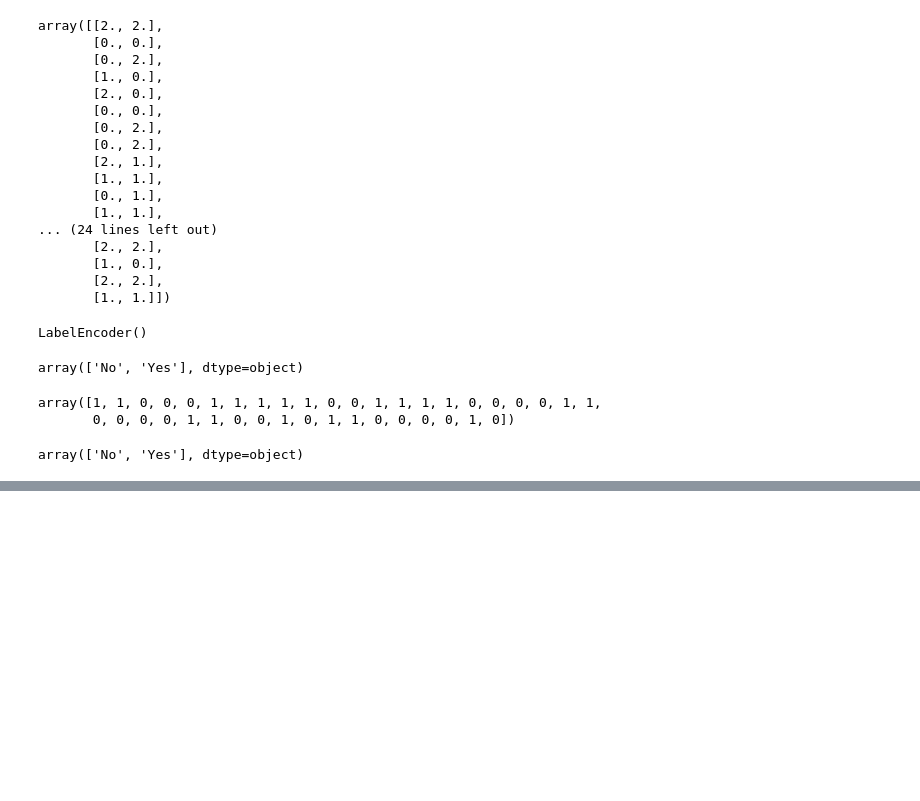
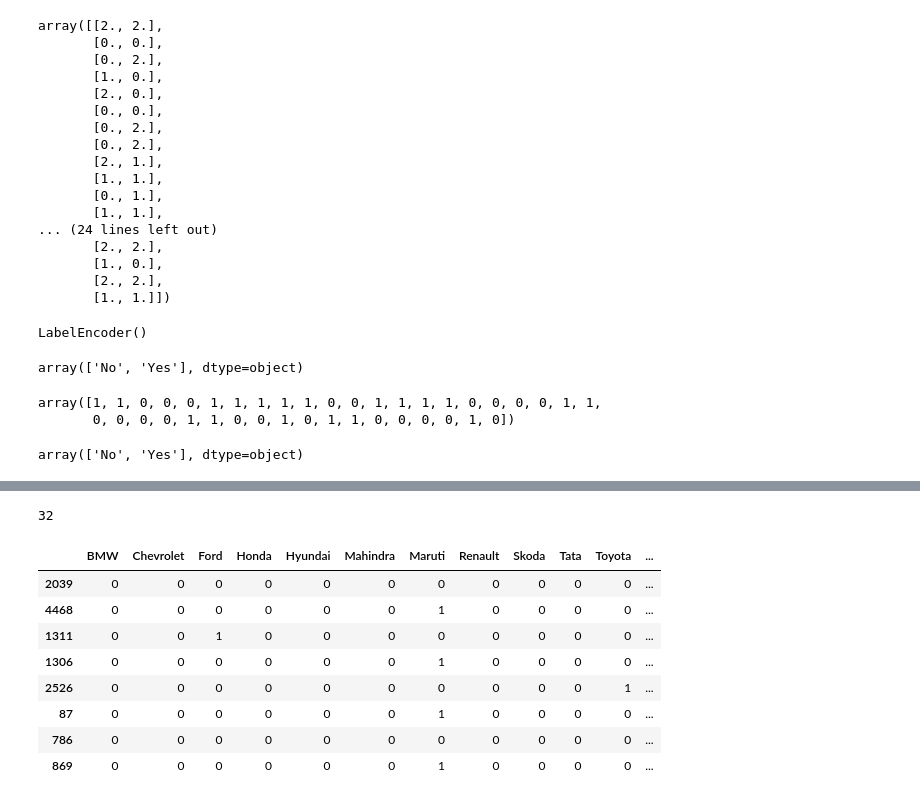
Before and after one commit to Raghavisgeek/100-days-of-ml-campusx, a Jupyter notebook: feature_engineering/feature transformation/encoding_categorical_data.ipynb, the cells around one changed output, grey strips where cells are left out. Drawn from its saved outputs; the diff is of its cells as text; code cells hidden in the pictures; blank space fills up the shorter version.

```diff
--- a/feature_engineering/feature transformation/encoding_categorical_data.ipynb
+++ b/feature_engineering/feature transformation/encoding_categorical_data.ipynb
@@ -98,0 +206,19 @@ array(['No', 'Yes'], dtype=object)
+# %%
+counts=df['brand'].value_counts()
+df['brand'].nunique()
+# %% [output]
+32
+# %%
+repl = counts[counts <= 100].index
+# %%
+pd.get_dummies(df['brand'].replace(repl,'uncommon'),dtype=np.dtype('int8')).sample(8)
+# %% [output]
+|  | BMW | Chevrolet | Ford | Honda | Hyundai | Mahindra | Maruti | Renault | Skoda | Tata | Toyota | ... |
+| 2039 | 0 | 0 | 0 | 0 | 0 | 0 | 0 | 0 | 0 | 0 | 0 | ... |
+| 4468 | 0 | 0 | 0 | 0 | 0 | 0 | 1 | 0 | 0 | 0 | 0 | ... |
+| 1311 | 0 | 0 | 1 | 0 | 0 | 0 | 0 | 0 | 0 | 0 | 0 | ... |
+| 1306 | 0 | 0 | 0 | 0 | 0 | 0 | 1 | 0 | 0 | 0 | 0 | ... |
+| 2526 | 0 | 0 | 0 | 0 | 0 | 0 | 0 | 0 | 0 | 0 | 1 | ... |
+| 87 | 0 | 0 | 0 | 0 | 0 | 0 | 1 | 0 | 0 | 0 | 0 | ... |
+| 786 | 0 | 0 | 0 | 0 | 0 | 0 | 0 | 0 | 0 | 0 | 0 | ... |
+| 869 | 0 | 0 | 0 | 0 | 0 | 0 | 1 | 0 | 0 | 0 | 0 | ... |
```
Also changed, not shown: parts of 17 cells of this notebook, 2 other files.
